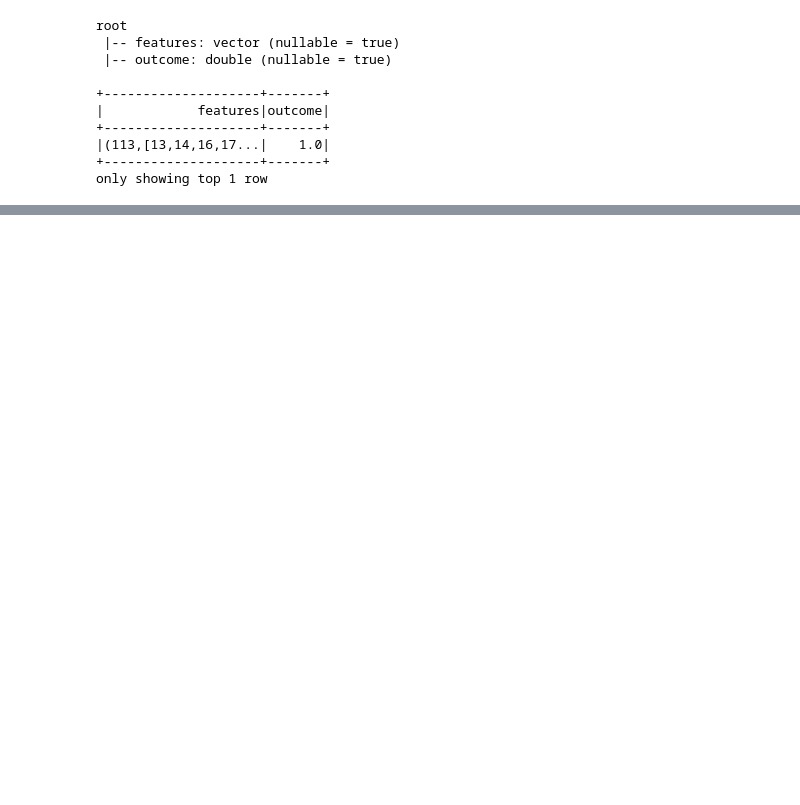
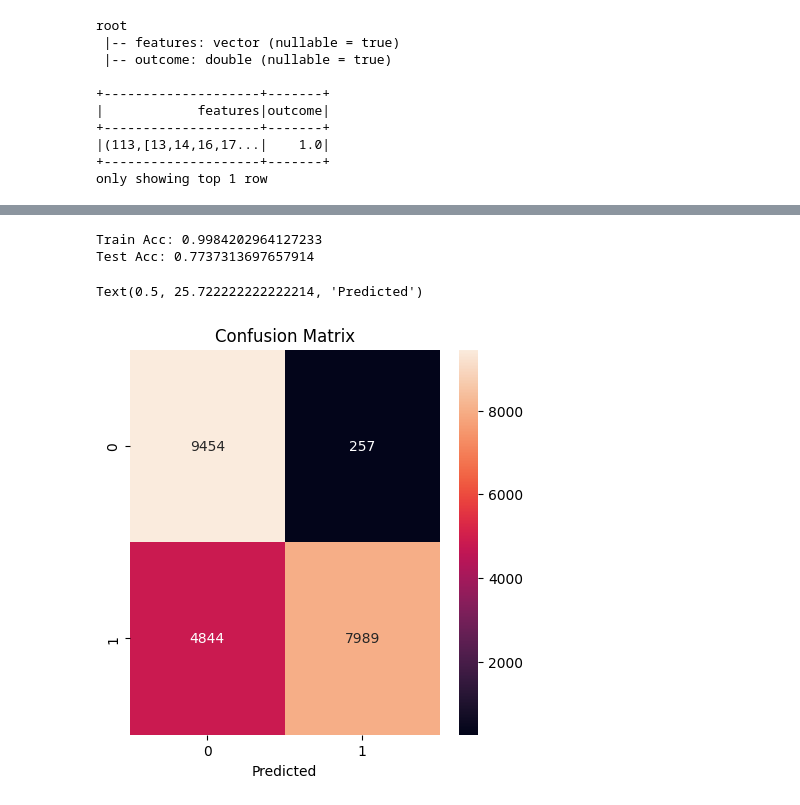
Before and after one commit to zliu250/Network-Intrusion-Detection-System, a Jupyter notebook: AI Information Security Project.ipynb, the cells around one changed output, grey strips where cells are left out. Drawn from its saved outputs; the diff is of its cells as text; code cells hidden in the pictures; blank space fills up the shorter version.

```diff
--- a/AI Information Security Project.ipynb
+++ b/AI Information Security Project.ipynb
@@ -317,0 +201,42 @@ Area under the curve is:  0.7938139818082247
+# %%
+# Perform a grid search to find the best hyperparameters
+from pyspark.ml.tuning import ParamGridBuilder, CrossValidator
+
+paramGrid = (ParamGridBuilder()
+                .addGrid(rf.maxDepth, [5, 10, 15])
+                .addGrid(rf.maxBins, [20, 60])
+                .addGrid(rf.numTrees, [5, 20, 50])
+                .build())
+
+cv = CrossValidator(estimator=rf, estimatorParamMaps=paramGrid, evaluator=evaluator, numFolds=5)
+
+cv_model = cv.fit(nslkdd_df)
+
+train_pred = cv_model.transform(nslkdd_df)
+test_pred = cv_model.transform(nslkdd_df_test)
+
+train_acc = evaluator.evaluate(train_pred)
+test_acc = evaluator.evaluate(test_pred)
+
+print(f"Train Acc: {train_acc}")
+print(f"Test Acc: {test_acc}")
+# %% [output]
+Train Acc: 0.9984202964127233
+Test Acc: 0.7737313697657914
+# %%
+predictions_pd = test_pred.select('outcome', 'prediction').toPandas()
+
+# import plt
+import matplotlib.pyplot as plt
+import seaborn as sns
+
+# Plot the confusion matrix
+from sklearn.metrics import confusion_matrix
+cm = confusion_matrix(predictions_pd['outcome'], predictions_pd['prediction'])
+plt.figure(figsize=(5,5))
+sns.heatmap(cm, annot=True, fmt="d")
+plt.title('Confusion Matrix')
+plt.xlabel('Predicted')
+# %% [output]
+Text(0.5, 25.722222222222214, 'Predicted')
+[figure, added]
```
Also changed, not shown: parts of 19 cells of this notebook.
